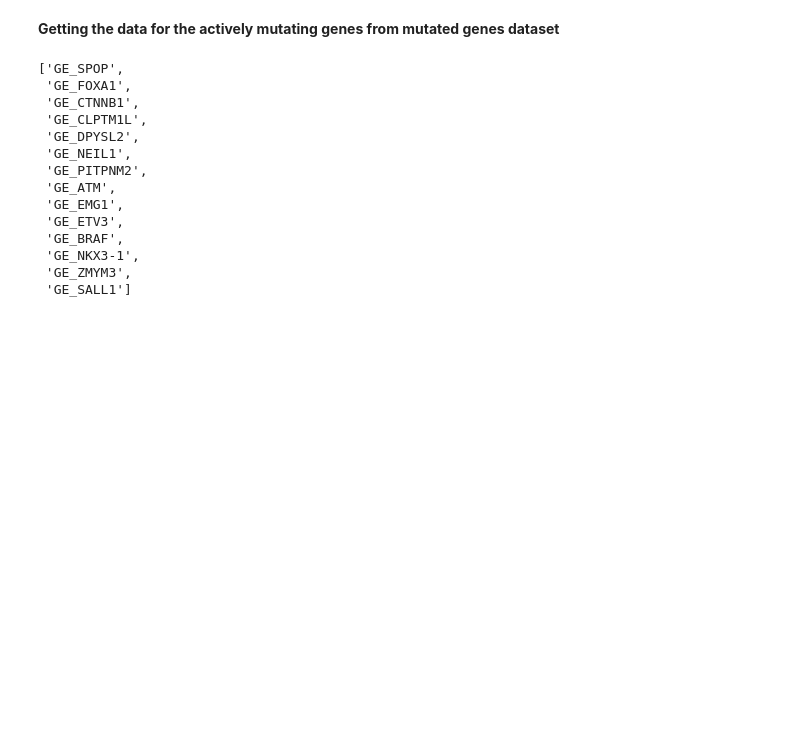
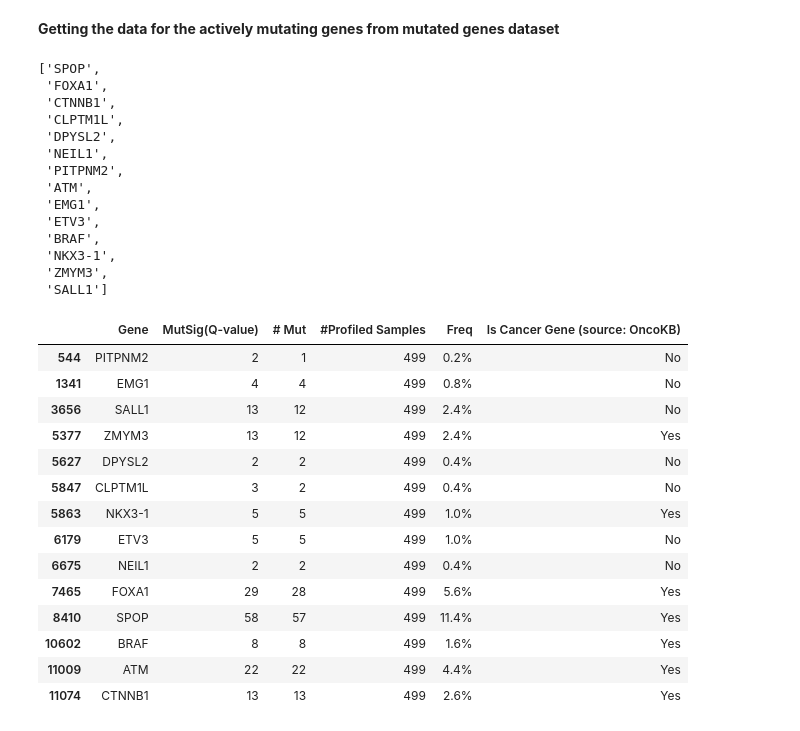
Before and after one commit to SantoshVenkatraman0212/dl-on-multiomics, a Jupyter notebook: Cancer_Multiomics_2.ipynb, the cells around one changed output. Saved outputs shown, nothing was run; the diff lists cells and outputs as text; code cells hidden in the pictures; blank space fills up the shorter version.

```diff
--- a/Cancer_Multiomics_2.ipynb
+++ b/Cancer_Multiomics_2.ipynb
@@ -184,24 +184,42 @@ mutated_genes_df[mutated_genes_df['Gene'] == 'SPOP']
 # %% [markdown]
 **Getting the data for the actively mutating genes from mutated genes dataset**
 # %%
-active_mut_ge = [cols for cols in processed_gleason_df.columns if cols.startswith('GE')]
+active_mut_ge = [cols.split('_')[1] for cols in processed_gleason_df.columns if cols.startswith('GE')]
 active_mut_ge
 #actively_mutating_genes_df = mutated_genes_df[mutated_genes_df['Gene'] == ]
 # %% [output]
-['GE_SPOP',
- 'GE_FOXA1',
- 'GE_CTNNB1',
- 'GE_CLPTM1L',
- 'GE_DPYSL2',
- 'GE_NEIL1',
- 'GE_PITPNM2',
- 'GE_ATM',
- 'GE_EMG1',
- 'GE_ETV3',
- 'GE_BRAF',
- 'GE_NKX3-1',
- 'GE_ZMYM3',
- 'GE_SALL1']
+['SPOP',
+ 'FOXA1',
+ 'CTNNB1',
+ 'CLPTM1L',
+ 'DPYSL2',
+ 'NEIL1',
+ 'PITPNM2',
+ 'ATM',
+ 'EMG1',
+ 'ETV3',
+ 'BRAF',
+ 'NKX3-1',
+ 'ZMYM3',
+ 'SALL1']
 # %%
-active_mut_values_list = []
-for i in active_mut_ge:
+#Now retrieving only those details from mutated_genes dataset that contain actively mutating genes
+active_mut_df = mutated_genes_df[mutated_genes_df['Gene'].isin(active_mut_ge)]
+# %%
+active_mut_df
+# %% [output]
+|  | Gene | MutSig(Q-value) | # Mut | #Profiled Samples | Freq | Is Cancer Gene (source: OncoKB) |
+| 544 | PITPNM2 | 2 | 1 | 499 | 0.2% | No |
+| 1341 | EMG1 | 4 | 4 | 499 | 0.8% | No |
+| 3656 | SALL1 | 13 | 12 | 499 | 2.4% | No |
+| 5377 | ZMYM3 | 13 | 12 | 499 | 2.4% | Yes |
+| 5627 | DPYSL2 | 2 | 2 | 499 | 0.4% | No |
+| 5847 | CLPTM1L | 3 | 2 | 499 | 0.4% | No |
+| 5863 | NKX3-1 | 5 | 5 | 499 | 1.0% | Yes |
+| 6179 | ETV3 | 5 | 5 | 499 | 1.0% | No |
+| 6675 | NEIL1 | 2 | 2 | 499 | 0.4% | No |
+| 7465 | FOXA1 | 29 | 28 | 499 | 5.6% | Yes |
+| 8410 | SPOP | 58 | 57 | 499 | 11.4% | Yes |
+| 10602 | BRAF | 8 | 8 | 499 | 1.6% | Yes |
+| 11009 | ATM | 22 | 22 | 499 | 4.4% | Yes |
+| 11074 | CTNNB1 | 13 | 13 | 499 | 2.6% | Yes |
```
Also changed, not shown: 2 other files.
